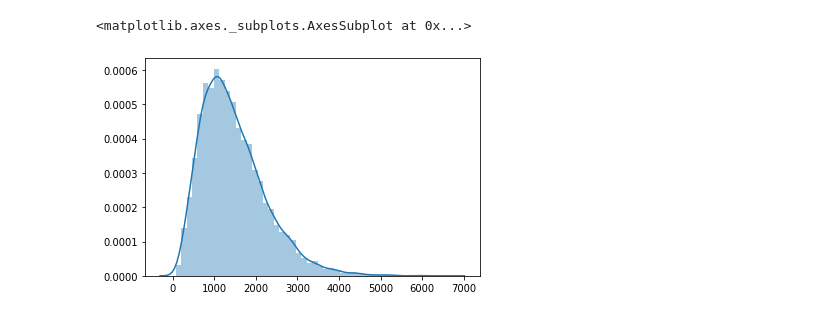
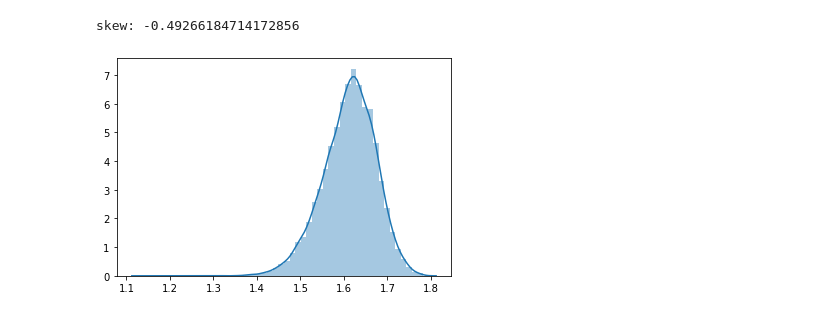
Before and after one commit to AlexxLai/ml0716, a Jupyter notebook: dist.ipynb, the cells around one changed output. Cells and saved outputs as stored; diff of their text form; code cells hidden in the pictures.

```diff
--- a/dist.ipynb
+++ b/dist.ipynb
@@ -20,6 +43,7 @@ sns.distplot(s)
 # %%
-new = s ** 3
+new = s ** (1/5)
 sns.distplot(new)
+print("skew:", skew(new))
 # %% [output]
-<matplotlib.axes._subplots.AxesSubplot at 0x...>
+skew: -0.49266184714172856
-[figure, old version]
+[figure, new version]
```
Also changed, not shown: parts of 8 cells of this notebook.
